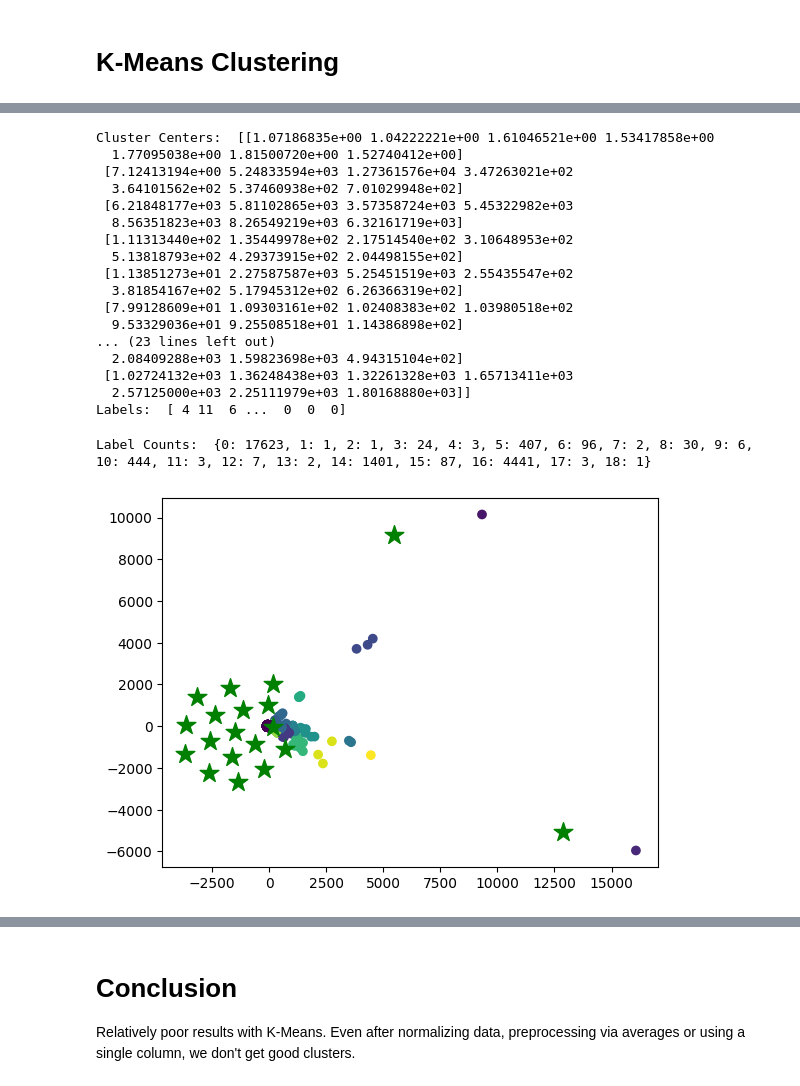
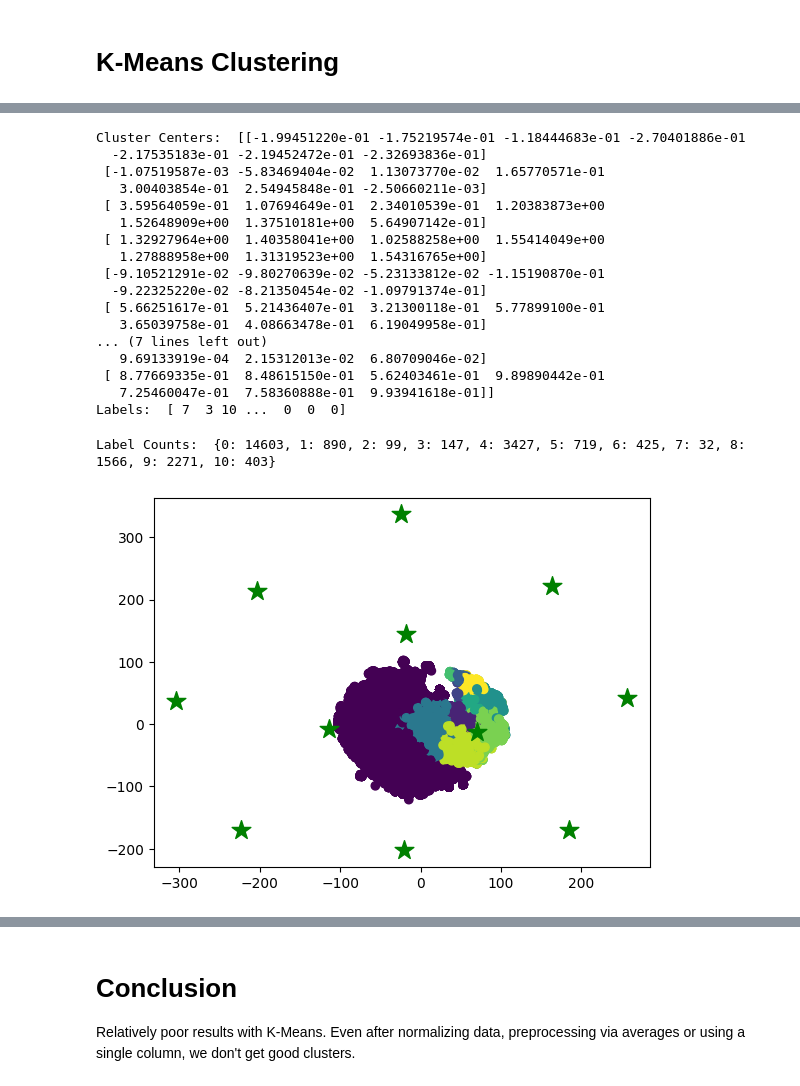
Before and after one commit to Harin329/SNCluster, a Jupyter notebook: kmeans.ipynb, the cells around one changed output, grey strips where cells are left out. Saved outputs shown, nothing was run; the diff lists cells and outputs as text; code cells hidden in the pictures.

Commit message:
Ensemble Model

```diff
--- a/kmeans.ipynb
+++ b/kmeans.ipynb
@@ -90,10 +90,15 @@ print(singleCellData)
 [24582 rows x 3 columns]
 # %%
 # Normalized data (Log Transformation)
+from sklearn.preprocessing import StandardScaler
+
 dfWithoutGene = dfParsed.iloc[:, 1:]
-sumDf = dfWithoutGene.sum(axis=0)
-normalizedDf = dfWithoutGene.div(sumDf, axis=1)
+
+scaler = StandardScaler()
+scaler.fit(dfWithoutGene)
+normalizedDf = scaler.transform(dfWithoutGene)
 normalizedDf = normalizedDf + 1
-normalizedDf = np.log(normalizedDf)
-print(normalizedDf)
+lognormdf = np.log(normalizedDf)
+lognormdf = pd.DataFrame(lognormdf, columns=dfWithoutGene.columns)
+print(lognormdf)
 # %% [output]
@@ -133,5 +138,5 @@ X = sampleDf.iloc[:,1:].values
 # X = singleCellData.iloc[:,1:].values
 # print(X)
 
-# X = normalizedDf.iloc[:,1:].values
-# print(X)
+X = lognormdf.iloc[:,:].values
+print(X)
@@ -143,7 +162,7 @@ distortions = []
 K = range(1, 50)
 
 for k in K:
-    kmeanModel = KMeans(n_clusters=k, random_state=0).fit(X)
+    kmeanModel = KMeans(n_clusters=k, random_state=0, n_init=10).fit(X)
     kmeanModel.fit(X)
 
     distortions.append(sum(np.min(cdist(X, kmeanModel.cluster_centers_, 'euclidean'), axis=1)) / X.shape[0])
@@ -159,42 +178,42 @@ plt.show()
 # %%
-kmeans = KMeans(n_clusters=19, random_state=0).fit(X)
+kmeans = KMeans(n_clusters=11, random_state=0).fit(X)
 print("Cluster Centers: ", kmeans.cluster_centers_)
 print("Labels: ", kmeans.labels_)
 # %% [output]
-Cluster Centers:  [[1.07186835e+00 1.04222221e+00 1.61046521e+00 1.53417858e+00
-  1.77095038e+00 1.81500720e+00 1.52740412e+00]
- [7.12413194e+00 5.24833594e+03 1.27361576e+04 3.47263021e+02
-  3.64101562e+02 5.37460938e+02 7.01029948e+02]
- [6.21848177e+03 5.81102865e+03 3.57358724e+03 5.45322982e+03
-  8.56351823e+03 8.26549219e+03 6.32161719e+03]
- [1.11313440e+02 1.35449978e+02 2.17514540e+02 3.10648953e+02
-  5.13818793e+02 4.29373915e+02 2.04498155e+02]
- [1.13851273e+01 2.27587587e+03 5.25451519e+03 2.55435547e+02
-  3.81854167e+02 5.17945312e+02 6.26366319e+02]
- [7.99128609e+01 1.09303161e+02 1.02408383e+02 1.03980518e+02
-  9.53329036e+01 9.25508518e+01 1.14386898e+02]
-... (23 lines left out)
-  2.08409288e+03 1.59823698e+03 4.94315104e+02]
- [1.02724132e+03 1.36248438e+03 1.32261328e+03 1.65713411e+03
-  2.57125000e+03 2.25111979e+03 1.80168880e+03]]
-Labels:  [ 4 11  6 ...  0  0  0]
+Cluster Centers:  [[-1.99451220e-01 -1.75219574e-01 -1.18444683e-01 -2.70401886e-01
+  -2.17535183e-01 -2.19452472e-01 -2.32693836e-01]
+ [-1.07519587e-03 -5.83469404e-02  1.13073770e-02  1.65770571e-01
+   3.00403854e-01  2.54945848e-01 -2.50660211e-03]
+ [ 3.59564059e-01  1.07694649e-01  2.34010539e-01  1.20383873e+00
+   1.52648909e+00  1.37510181e+00  5.64907142e-01]
+ [ 1.32927964e+00  1.40358041e+00  1.02588258e+00  1.55414049e+00
+   1.27888958e+00  1.31319523e+00  1.54316765e+00]
+ [-9.10521291e-02 -9.80270639e-02 -5.23133812e-02 -1.15190870e-01
+  -9.22325220e-02 -8.21350454e-02 -1.09791374e-01]
+ [ 5.66251617e-01  5.21436407e-01  3.21300118e-01  5.77899100e-01
+   3.65039758e-01  4.08663478e-01  6.19049958e-01]
+... (7 lines left out)
+   9.69133919e-04  2.15312013e-02  6.80709046e-02]
+ [ 8.77669335e-01  8.48615150e-01  5.62403461e-01  9.89890442e-01
+   7.25460047e-01  7.58360888e-01  9.93941618e-01]]
+Labels:  [ 7  3 10 ...  0  0  0]
 # %%
 unique, counts = np.unique(kmeans.labels_, return_counts=True)
 print("Label Counts: ", dict(zip(unique, counts)))
 # %% [output]
-Label Counts:  {0: 17623, 1: 1, 2: 1, 3: 24, 4: 3, 5: 407, 6: 96, 7: 2, 8: 30, 9: 6, 10: 444, 11: 3, 12: 7, 13: 2, 14: 1401, 15: 87, 16: 4441, 17: 3, 18: 1}
+Label Counts:  {0: 14603, 1: 890, 2: 99, 3: 147, 4: 3427, 5: 719, 6: 425, 7: 32, 8: 1566, 9: 2271, 10: 403}
 # %%
 from sklearn.manifold import TSNE
 
-tsne = TSNE(n_components=2, random_state=0, learning_rate=200, init='pca')
+tsne = TSNE(n_components=2, perplexity=10, random_state=0, learning_rate=300, init='pca')
 X_tsne = tsne.fit_transform(X)
 cluster_tsne = tsne.fit_transform(kmeans.cluster_centers_)
 
 plt.scatter(X_tsne[:, 0], X_tsne[:, 1], c=kmeans.labels_)
 plt.scatter(cluster_tsne[:, 0], cluster_tsne[:, 1], marker='*', s=200, c='green')
 plt.show()
 # %% [output]
-[figure, old version]
+[figure, new version]
 # %%
 import umap
 standard_embedding = umap.UMAP(random_state=42).fit_transform(X)
```
Also changed, not shown: parts of 6 cells of this notebook, 14 other files.
